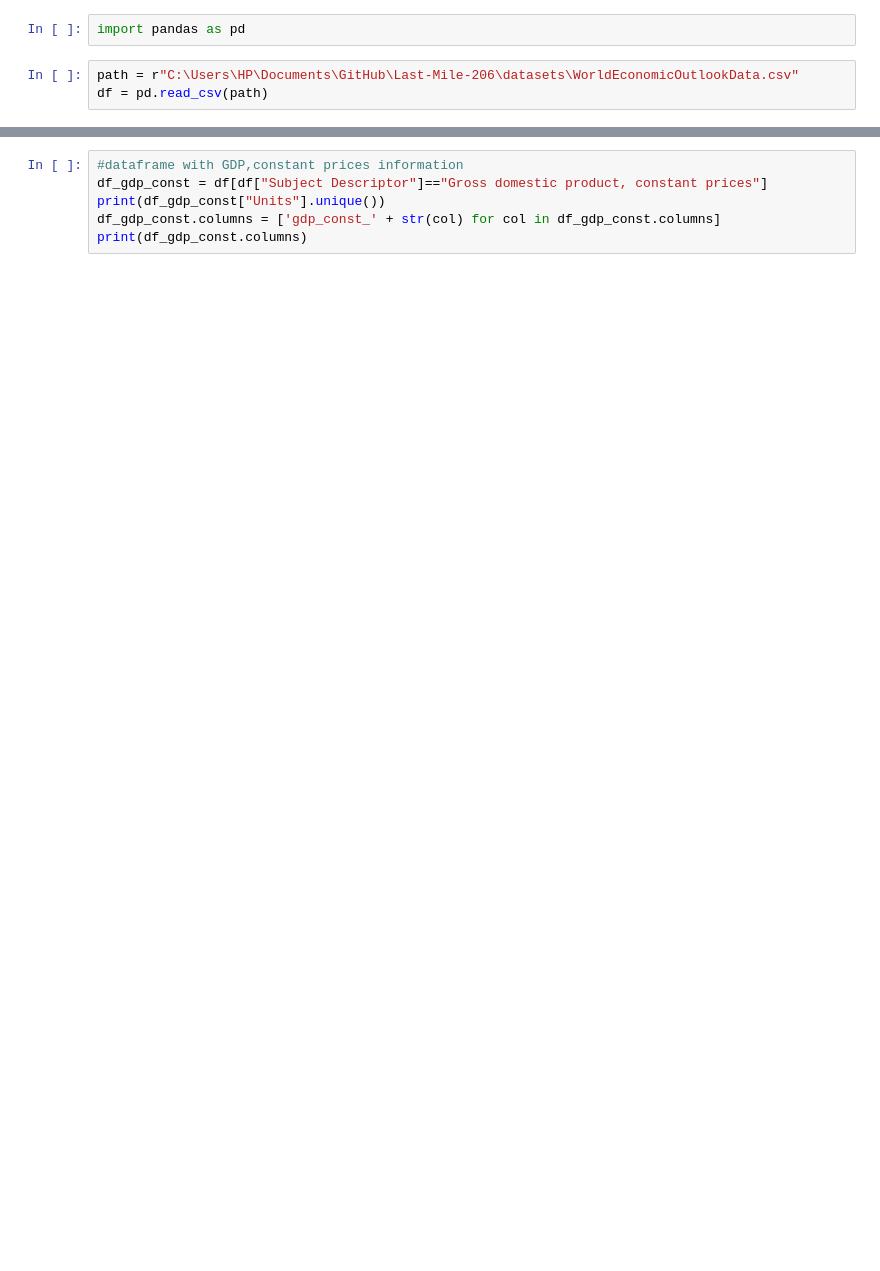
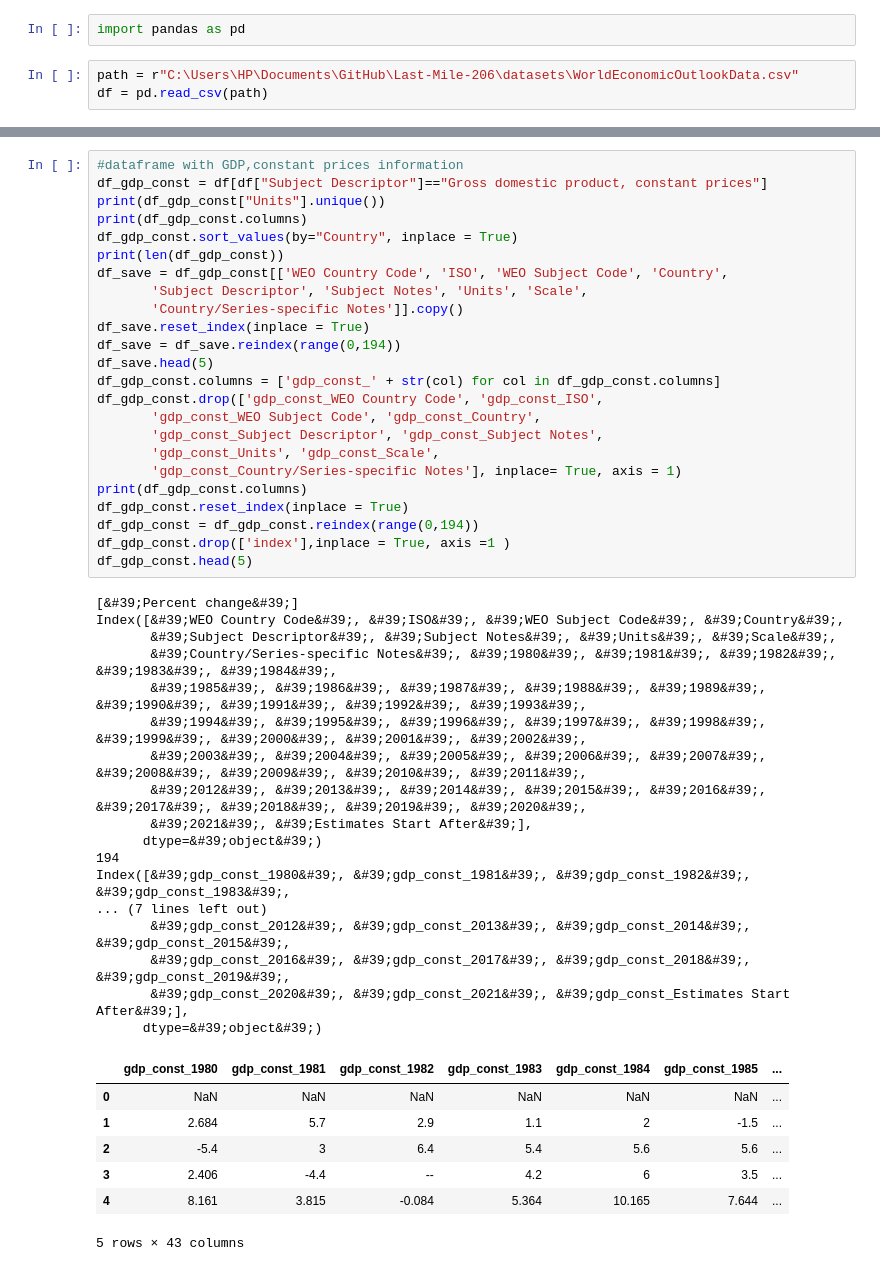
Before and after one commit to Carolina-Data-Challenge/Last-Mile-206, a Jupyter notebook: src/pre-processing.ipynb, the cells around one changed output, grey strips where cells are left out. Saved outputs shown, nothing was run; the diff lists cells and outputs as text; blank space fills up the shorter version.

```diff
--- a/src/pre-processing.ipynb
+++ b/src/pre-processing.ipynb
@@ -11,9 +27,52 @@ print(column_names)
-# %%
-#dataframe with GDP,constant prices information
-df_gdp_const = df[df["Subject Descriptor"]=="Gross domestic product, constant prices"]
-print(df_gdp_const["Units"].unique())
-df_gdp_const.columns = ['gdp_const_' + str(col) for col in df_gdp_const.columns]
-print(df_gdp_const.columns)
+# %%
+#dataframe with GDP,constant prices information
+df_gdp_const = df[df["Subject Descriptor"]=="Gross domestic product, constant prices"]
+print(df_gdp_const["Units"].unique())
+print(df_gdp_const.columns)
+df_gdp_const.sort_values(by="Country", inplace = True)
+print(len(df_gdp_const))
+df_save = df_gdp_const[['WEO Country Code', 'ISO', 'WEO Subject Code', 'Country',
+       'Subject Descriptor', 'Subject Notes', 'Units', 'Scale',
+       'Country/Series-specific Notes']].copy()
+df_save.reset_index(inplace = True)
+df_save = df_save.reindex(range(0,194))
+df_save.head(5)
+df_gdp_const.columns = ['gdp_const_' + str(col) for col in df_gdp_const.columns]
+df_gdp_const.drop(['gdp_const_WEO Country Code', 'gdp_const_ISO',
+       'gdp_const_WEO Subject Code', 'gdp_const_Country',
+       'gdp_const_Subject Descriptor', 'gdp_const_Subject Notes',
+       'gdp_const_Units', 'gdp_const_Scale',
+       'gdp_const_Country/Series-specific Notes'], inplace= True, axis = 1)
+print(df_gdp_const.columns)
+df_gdp_const.reset_index(inplace = True)
+df_gdp_const = df_gdp_const.reindex(range(0,194))
+df_gdp_const.drop(['index'],inplace = True, axis =1 )
+df_gdp_const.head(5)
+# %% [output]
+[&#39;Percent change&#39;]
+Index([&#39;WEO Country Code&#39;, &#39;ISO&#39;, &#39;WEO Subject Code&#39;, &#39;Country&#39;,
+       &#39;Subject Descriptor&#39;, &#39;Subject Notes&#39;, &#39;Units&#39;, &#39;Scale&#39;,
+       &#39;Country/Series-specific Notes&#39;, &#39;1980&#39;, &#39;1981&#39;, &#39;1982&#39;, &#39;1983&#39;, &#39;1984&#39;,
+       &#39;1985&#39;, &#39;1986&#39;, &#39;1987&#39;, &#39;1988&#39;, &#39;1989&#39;, &#39;1990&#39;, &#39;1991&#39;, &#39;1992&#39;, &#39;1993&#39;,
+       &#39;1994&#39;, &#39;1995&#39;, &#39;1996&#39;, &#39;1997&#39;, &#39;1998&#39;, &#39;1999&#39;, &#39;2000&#39;, &#39;2001&#39;, &#39;2002&#39;,
+       &#39;2003&#39;, &#39;2004&#39;, &#39;2005&#39;, &#39;2006&#39;, &#39;2007&#39;, &#39;2008&#39;, &#39;2009&#39;, &#39;2010&#39;, &#39;2011&#39;,
+       &#39;2012&#39;, &#39;2013&#39;, &#39;2014&#39;, &#39;2015&#39;, &#39;2016&#39;, &#39;2017&#39;, &#39;2018&#39;, &#39;2019&#39;, &#39;2020&#39;,
+       &#39;2021&#39;, &#39;Estimates Start After&#39;],
+      dtype=&#39;object&#39;)
+194
+Index([&#39;gdp_const_1980&#39;, &#39;gdp_const_1981&#39;, &#39;gdp_const_1982&#39;, &#39;gdp_const_1983&#39;,
+... (7 lines left out)
+       &#39;gdp_const_2012&#39;, &#39;gdp_const_2013&#39;, &#39;gdp_const_2014&#39;, &#39;gdp_const_2015&#39;,
+       &#39;gdp_const_2016&#39;, &#39;gdp_const_2017&#39;, &#39;gdp_const_2018&#39;, &#39;gdp_const_2019&#39;,
+       &#39;gdp_const_2020&#39;, &#39;gdp_const_2021&#39;, &#39;gdp_const_Estimates Start After&#39;],
+      dtype=&#39;object&#39;)
+|  | gdp_const_1980 | gdp_const_1981 | gdp_const_1982 | gdp_const_1983 | gdp_const_1984 | gdp_const_1985 | ... |
+| 0 | NaN | NaN | NaN | NaN | NaN | NaN | ... |
+| 1 | 2.684 | 5.7 | 2.9 | 1.1 | 2 | -1.5 | ... |
+| 2 | -5.4 | 3 | 6.4 | 5.4 | 5.6 | 5.6 | ... |
+| 3 | 2.406 | -4.4 | -- | 4.2 | 6 | 3.5 | ... |
+| 4 | 8.161 | 3.815 | -0.084 | 5.364 | 10.165 | 7.644 | ... |
+5 rows × 43 columns
 # %%
 #dataframe with GDP,current prices information
 df_gdp_curr = df[df["Subject Descriptor"]=="Gross domestic product, current prices"]
```
Also changed, not shown: parts of 10 cells of this notebook.
